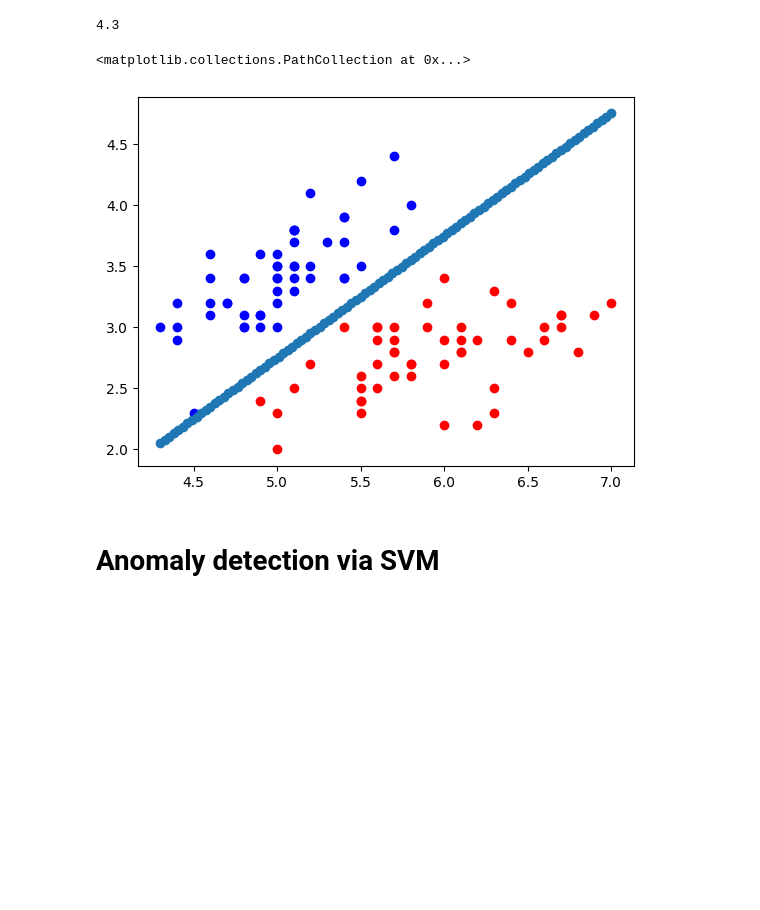
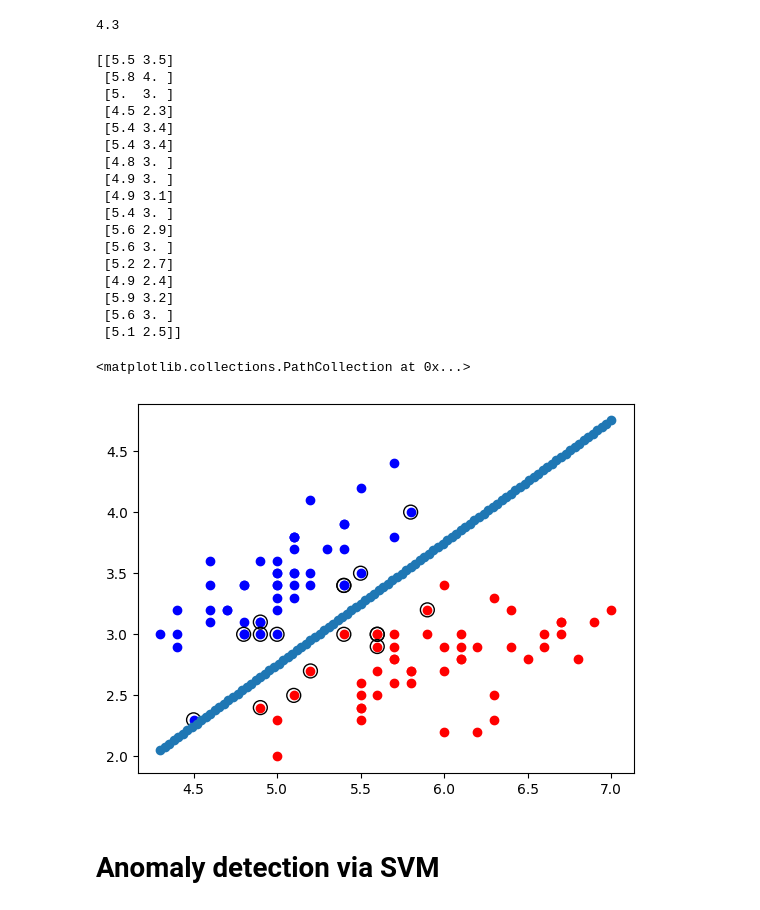
Before and after one commit to vaclav-kubes/MLF, a Jupyter notebook: pc2/MPA_MLF_SVM_2students_comments.ipynb, the cells around one changed output. Saved outputs shown, nothing was run; the diff lists cells and outputs as text; code cells hidden in the pictures; blank space fills up the shorter version.

```diff
--- a/pc2/MPA_MLF_SVM_2students_comments.ipynb
+++ b/pc2/MPA_MLF_SVM_2students_comments.ipynb
@@ -82,22 +81,40 @@ print(min(X[y==0,0]))
 # %%
 import numpy as np
 supvectors=SVMmodel.support_vectors_
 #print(supvectors[:,0])
 # Plot the support vectors here
 
 plt.scatter(X[y==0,0], X[y==0,1], color = 'blue')
 plt.scatter(X[y==1,0], X[y==1,1], color = 'red')
 
-
+plt.scatter(supvectors[:,0], supvectors[:,1], marker='o', s=100, linewidth=1, facecolors='none', edgecolors='k')
+print(supvectors)
 #Separating line coefficients:
 W=SVMmodel.coef_
 b=SVMmodel.intercept_
 x1 = np.linspace(min(min(X[y==0,0]), min(X[y==1,0])),max(max(X[y==0,0]), max(X[y==1,0])),100)
 x2 = -b/W[0,1]-W[0,0]/W[0,1]*x1
 plt.scatter(x1, x2)
 # %% [output]
-<matplotlib.collections.PathCollection at 0x...>
+[[5.5 3.5]
+ [5.8 4. ]
+ [5.  3. ]
+ [4.5 2.3]
+ [5.4 3.4]
+ [5.4 3.4]
+ [4.8 3. ]
+ [4.9 3. ]
+ [4.9 3.1]
+ [5.4 3. ]
+ [5.6 2.9]
+ [5.6 3. ]
+ [5.2 2.7]
+ [4.9 2.4]
+ [5.9 3.2]
+ [5.6 3. ]
+ [5.1 2.5]]
+<matplotlib.collections.PathCollection at 0x...>
-[figure, old version]
+[figure, new version]
 # %% [markdown]
 # Anomaly detection via SVM
 # %% [markdown]
```
Also changed, not shown: parts of 1 cell of this notebook.
